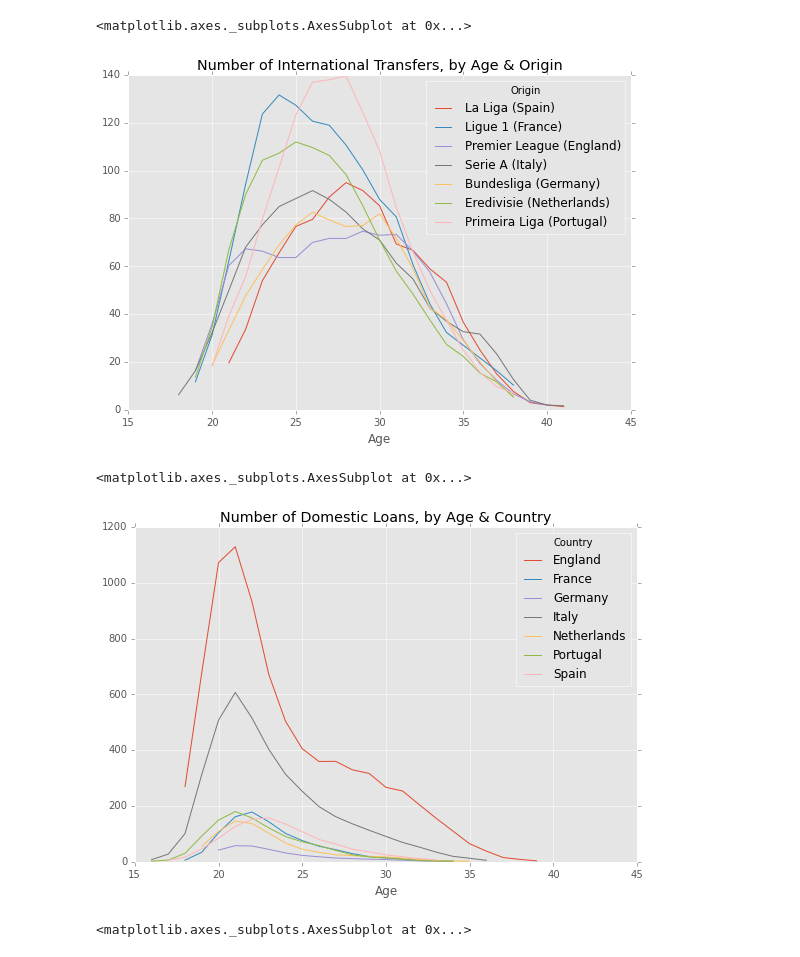
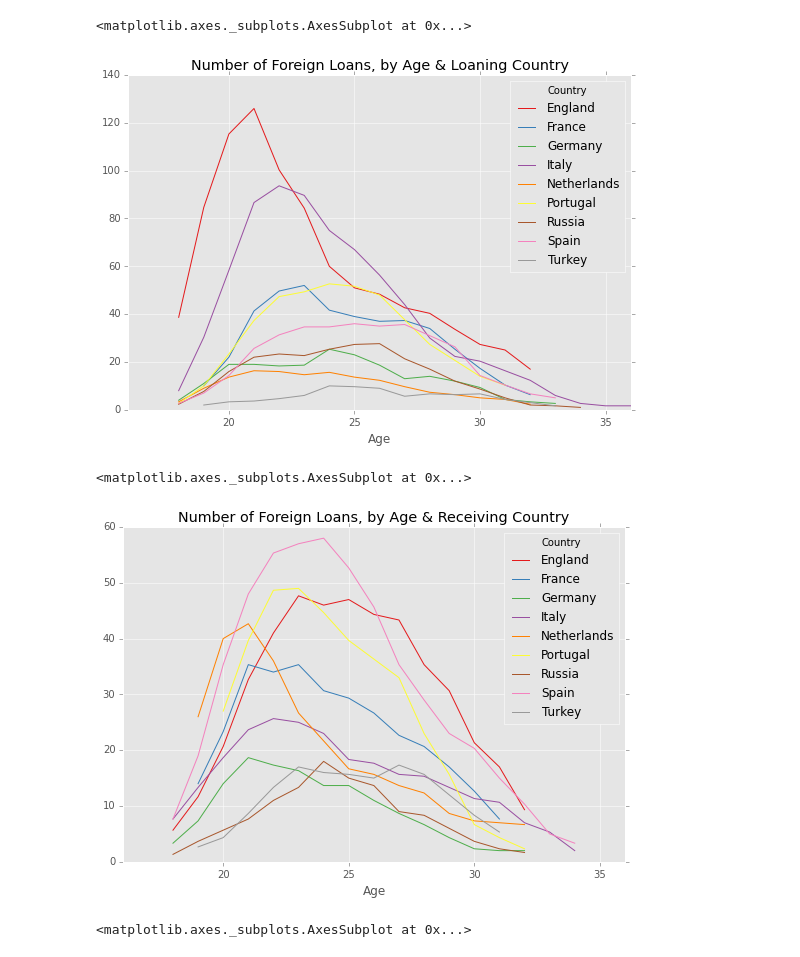
Before and after one commit to kebuhcah/soccer-history, a Jupyter notebook: notebooks/age_distributions.ipynb, the cells around one changed output. Cells and saved outputs as stored; diff of their text form; code cells hidden in the pictures.

```diff
--- a/notebooks/age_distributions.ipynb
+++ b/notebooks/age_distributions.ipynb
@@ -1,17 +28,17 @@
 # %%
-nonloans[(nonloans['toCountry']!=nonloans['fromCountry'])&(nonloans['fromLeague'].isin(['GB1','ES1','L1','IT1','FR1','NL1','PO1']))] \
-    .rename(columns={'fromLeague':'Origin'}).groupby(['Age','Origin'])['id'].count().unstack() \
-    .rolling(window=3,center=False).mean().rename(columns=leagueCodeMapping).plot.line(figsize=(9,6),xlim=(15,45),title='Number of International Transfers, by Age & Origin')
+loans[(loans['fromCountry']!=loans['toCountry'])&(loans['fromCountry'].isin(['England','Spain','Germany','Italy','France','Netherlands','Portugal','Russia','Turkey']))] \
+    .rename(columns={'fromCountry':'Country'}).groupby(['Age','Country'])['id'].count().unstack() \
+    .rolling(window=3,center=False).mean().plot.line(figsize=(9,6),title='Number of Foreign Loans, by Age & Loaning Country',colormap='Set1')
 # %% [output]
 <matplotlib.axes._subplots.AxesSubplot at 0x...>
-[figure, old version]
+[figure, new version]
 # %%
-loans[(loans['toCountry']==loans['fromCountry'])&(loans['fromCountry'].isin(['England','Spain','Germany','Italy','France','Netherlands','Portugal']))] \
-    .rename(columns={'fromCountry':'Country'}).groupby(['Age','Country'])['id'].count().unstack() \
-    .rolling(window=3,center=False).mean().plot.line(figsize=(9,6),xlim=(15,45),title='Number of Domestic Loans, by Age & Country')
+loans[(loans['fromCountry']!=loans['toCountry'])&(loans['toCountry'].isin(['England','Spain','Germany','Italy','France','Netherlands','Portugal','Russia','Turkey']))] \
+    .rename(columns={'toCountry':'Country'}).groupby(['Age','Country'])['id'].count().unstack() \
+    .rolling(window=3,center=False).mean().plot.line(figsize=(9,6),title='Number of Foreign Loans, by Age & Receiving Country',colormap='Set1')
 # %% [output]
 <matplotlib.axes._subplots.AxesSubplot at 0x...>
-[figure, old version]
+[figure, new version]
 # %%
 nonloans[(nonloans['toCountry']!=nonloans['fromCountry'])&(nonloans['toLeague'].isin(['GB1','ES1','L1','IT1','FR1','NL1','PO1']))] \
     .rename(columns={'toLeague':'Destination'}).groupby(['Age','Destination'])['id'].count().unstack() \
```
Also changed, not shown: parts of 9 cells of this notebook, 3 other files.
